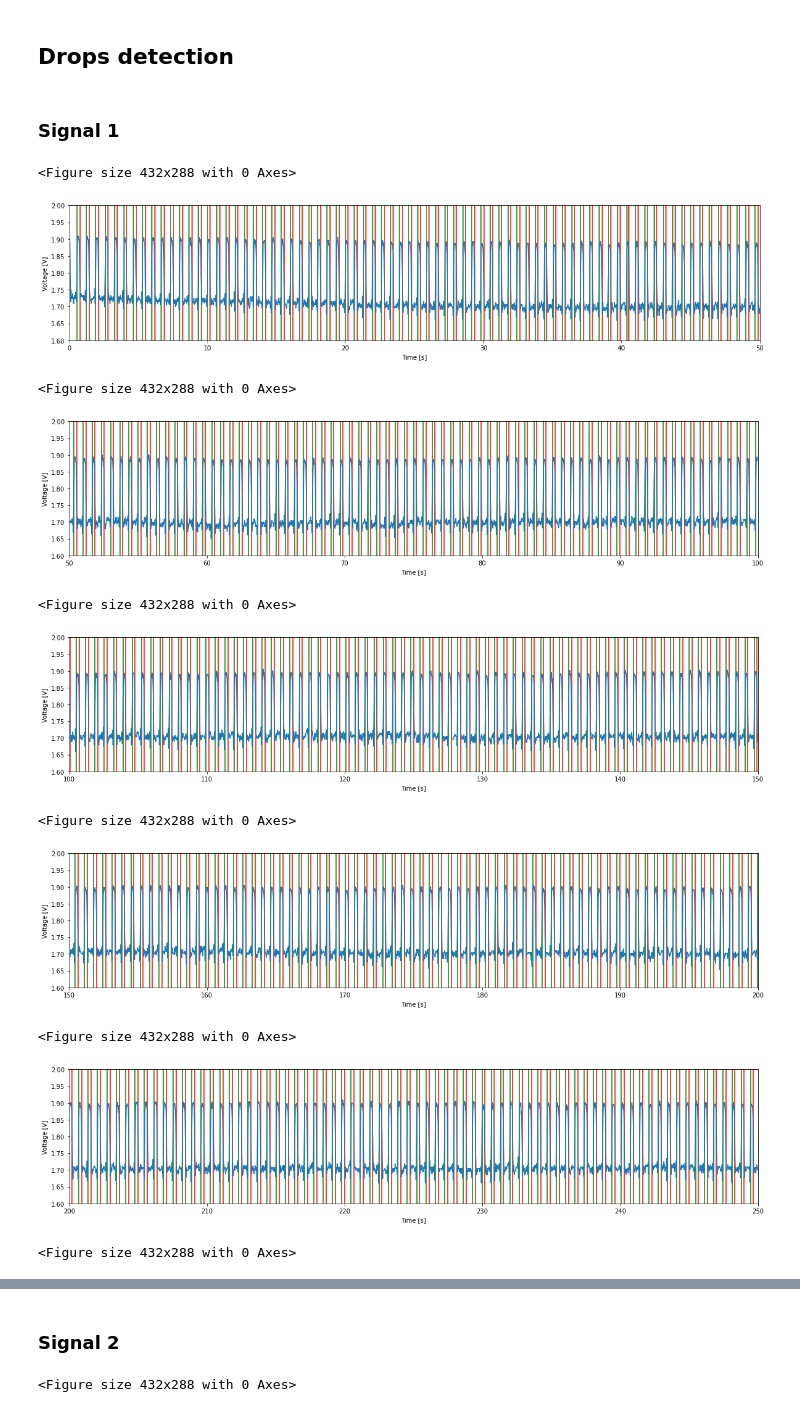
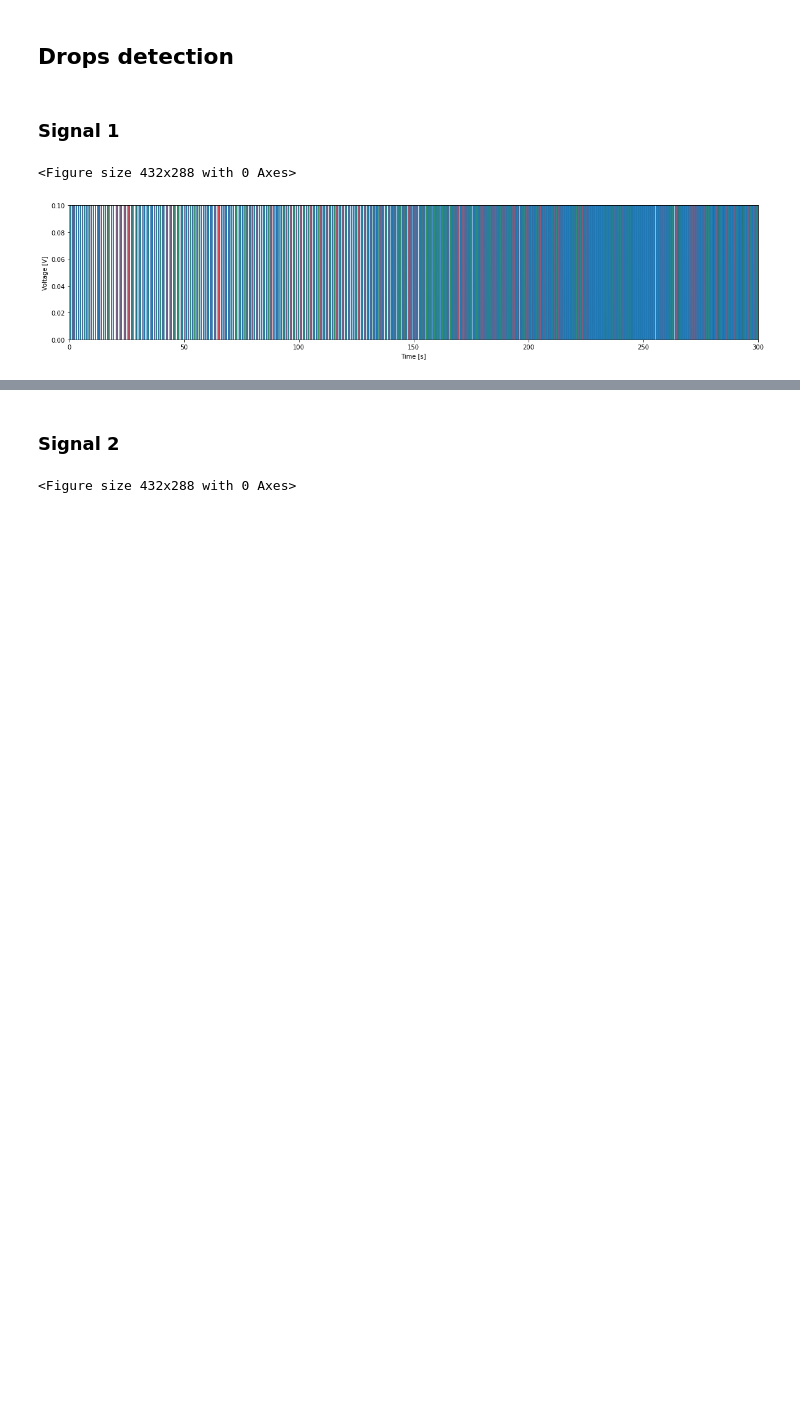
Before and after one commit to AlessandroLovo/T-junction, a Jupyter notebook: T-data/testing/Dropsinator_Rev1.4.ipynb, the cells around one changed output, grey strips where cells are left out. Cells and saved outputs as stored; diff of their text form; code cells hidden in the pictures; blank space fills up the shorter version.

Commit message:
Dropsinator_Rev.1.4 fixed start_drop and drop_end

```diff
--- a/T-data/testing/Dropsinator_Rev1.4.ipynb
+++ b/T-data/testing/Dropsinator_Rev1.4.ipynb
@@ -7,7 +7,7 @@ import csv
 import matplotlib.pyplot as plt
 
 from tqdm import tqdm
-#%matplotlib notebook
+%matplotlib inline
 
 sig1=[]
 sig2=[]
@@ -15,7 +15,7 @@ t = []
 i=0
 
 # Data acquisition
-with open('../18-11/B-ol25-aq15-pause10.csv') as data:
+with open('../19-11/B-ol15-ar35-pause10.csv') as data:
     for sig in csv.reader(data, delimiter='	'):
         #print(sig)
         sig[0] = sig[0].replace('.','').replace(',','.')
@@ -57,8 +57,8 @@ plt.show()
 # %% [markdown]
 ## Fourier transform
 # %%
-max_freq  = 100    # lower cut-off frequency
-min_freq  = 500   # higher cut-off frequency
+max_freq  = 1    # lower cut-off frequency
+min_freq  = 17500   # higher cut-off frequency
 # %%
 def FFT_cropping(signal, min_freq, max_freq):
 
@@ -273,5 +270,5 @@ def thr_searcher(Data, nbins, thr_low, thr_high, color):
 # %%
 thr_low_1  = 0.0
 thr_high_1 = 0.0
-thr_low_1, thr_high_1 = thr_searcher(sig1, 50, thr_low_1, thr_high_1, 'blue')
+thr_low_1, thr_high_1 = thr_searcher(sig1_high, 50, thr_low_1, thr_high_1, 'blue')
 # %% [output]
@@ -305,16 +302,24 @@ def drop_det(time, data, thr_low, thr_high, drop_start, drop_end, ymin, ymax, xr
     for i in range(len(data)-1):
 
         if bool_high[i]==False and bool_low[i+1]==False and bool_high[i+1]==True:
-            if drop_start[-1:] < drop_end[-1:]:
+            if drop_start[-1] < drop_end[-1] and i > drop_end[-1]:
                 drop_start.append(i)
 
         elif bool_low[i]==False and bool_low[i+1]==True and bool_high[i+1]==False:
-            if drop_start[-1:] > drop_end[-1:]:
+            if drop_start[-1] > drop_end[-1] and i > drop_start[-1]:
                 drop_end.append(i)
 
     # number acquisition -> time [s] conversion
     drop_start = time[drop_start]
     drop_end   = time[drop_end]
+
+    #Selection
+    drop_start = drop_start[1:]
+    drop_end   = drop_end[1:]
+
+    #Cropping
+    if len(drop_start) > len(drop_end):
+        drop_start = drop_start[:-1]
 
     # Plotting
     for j in range(int (time[-1]/xrange)):
@@ -332,25 +337,16 @@ def drop_det(time, data, thr_low, thr_high, drop_start, drop_end, ymin, ymax, xr
         plt.ylim(ymin, ymax)
         plt.show()
 
-    return drop_start[1:], drop_end[1:]
+    return drop_start, drop_end
 # %% [markdown]
 ### Signal 1
 # %%
 drop_start_1 = np.zeros(100)
 drop_end_1   = np.zeros(100)
-ymin         = 1.6            # plot y min. [V]
-ymax         = 2.0            # plot y max. [V]
-xrange       = 50             # single plot x range [s]
-drop_start_1, drop_end_1 = drop_det(t, sig1, thr_low_1, thr_high_1, drop_start_1, drop_end_1, ymin, ymax, xrange)
+ymin         = 0            # plot y min. [V]
+ymax         = 0.1          # plot y max. [V]
+xrange       = 300           # single plot x range [s]
+drop_start_1, drop_end_1 = drop_det(t, sig1_high, thr_low_1, thr_high_1, drop_start_1, drop_end_1, ymin, ymax, xrange)
 # %% [output]
 <Figure size 432x288 with 0 Axes>
-[figure, old version]
+[figure, new version]
-<Figure size 432x288 with 0 Axes>
-[figure, removed]
-<Figure size 432x288 with 0 Axes>
-[figure, removed]
-<Figure size 432x288 with 0 Axes>
-[figure, removed]
-<Figure size 432x288 with 0 Axes>
-[figure, removed]
-<Figure size 432x288 with 0 Axes>
```
Also changed, not shown: parts of 19 cells of this notebook.
